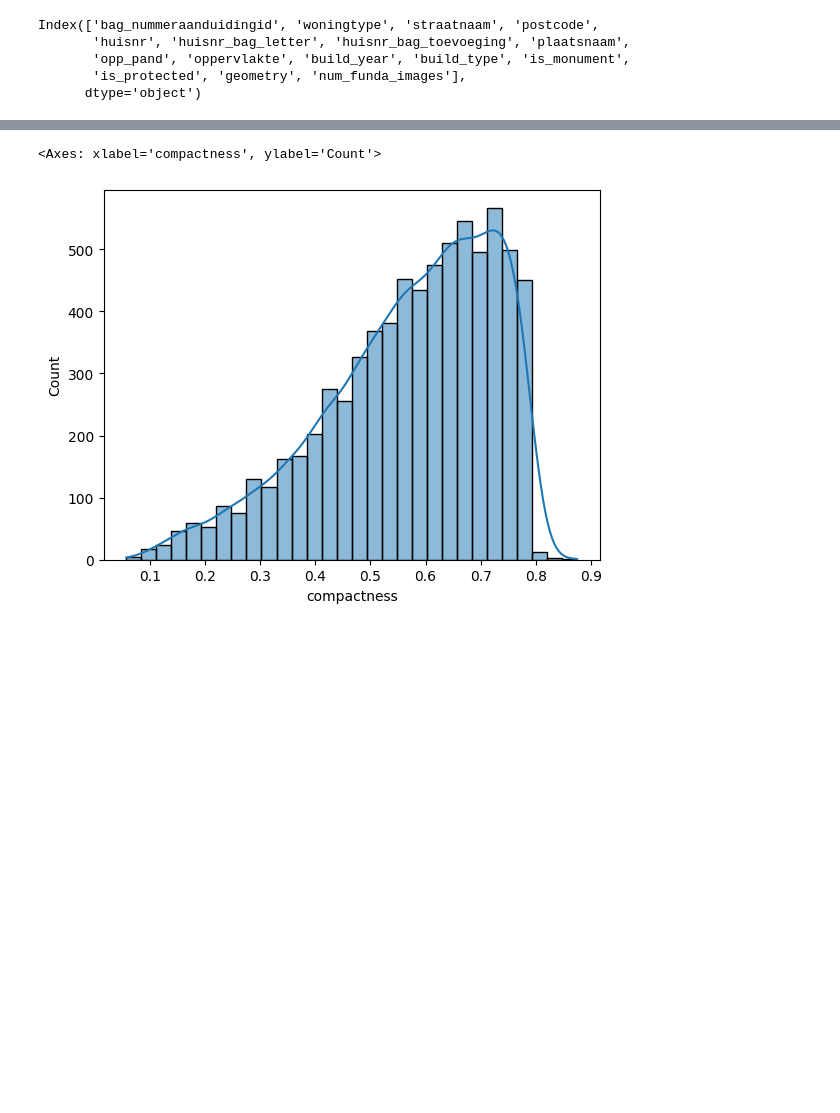
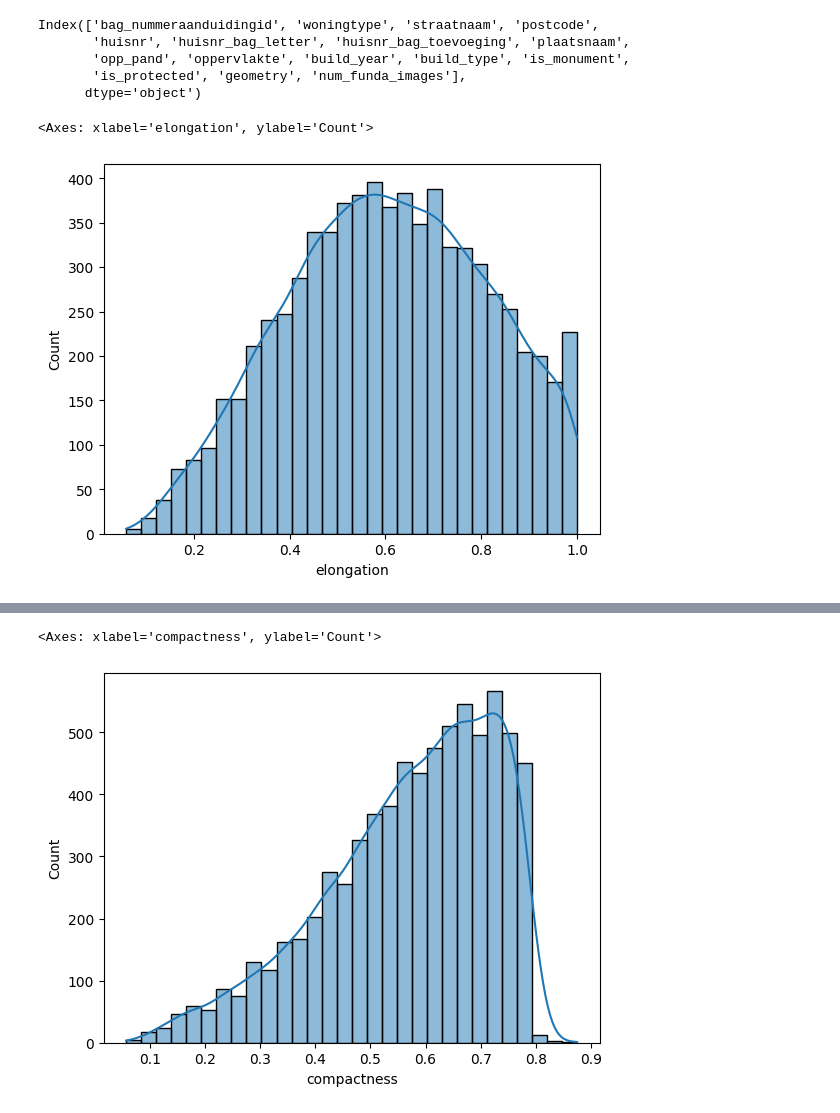
Before and after one commit to averagepindakaasenjoyer/Pangolinis, a Jupyter notebook: Standardize.ipynb, the cells around one changed output, grey strips where cells are left out. Cells and saved outputs as stored; diff of their text form; code cells hidden in the pictures; blank space fills up the shorter version.

```diff
--- a/Standardize.ipynb
+++ b/Standardize.ipynb
@@ -140,3 +170,28 @@ df_sample_with_urls['is_protected'] = df_sample_with_urls['is_protected'].fillna
+# %%
+import numpy as np
+from shapely.geometry import Polygon
+from shapely.affinity import rotate
+
+def compute_elongation(polygon):
+    if polygon.is_empty or not polygon.is_valid:
+        return np.nan
+
+    # Minimum rotated rectangle (oriented bounding box)
+    min_rect = polygon.minimum_rotated_rectangle
+
+    # Get corner points of the box
+    coords = list(min_rect.exterior.coords)
+
+    # Compute distances between the 4 sides
+    edge_lengths = [np.linalg.norm(np.subtract(coords[i], coords[i + 1])) for i in range(4)]
+
+    width = min(edge_lengths)
+    height = max(edge_lengths)
+
+    if height == 0:  # Prevent divide-by-zero
+        return np.nan
+
+    return width / height
 # %%
 df_sample_with_urls['geometry'] = df_sample_with_urls['geometry'].apply(wkt.loads)
 
@@ -157,0 +230,6 @@ df_sample_with_urls['num_vertices'] = df_sample_with_urls['geometry'].apply(lamb
+# %%
+
+sns.histplot(df_sample_with_urls['elongation'], bins=30, kde=True)
+# %% [output]
+<Axes: xlabel='elongation', ylabel='Count'>
+[figure, added]
```
Also changed, not shown: parts of 15 cells of this notebook, 1 other file.
